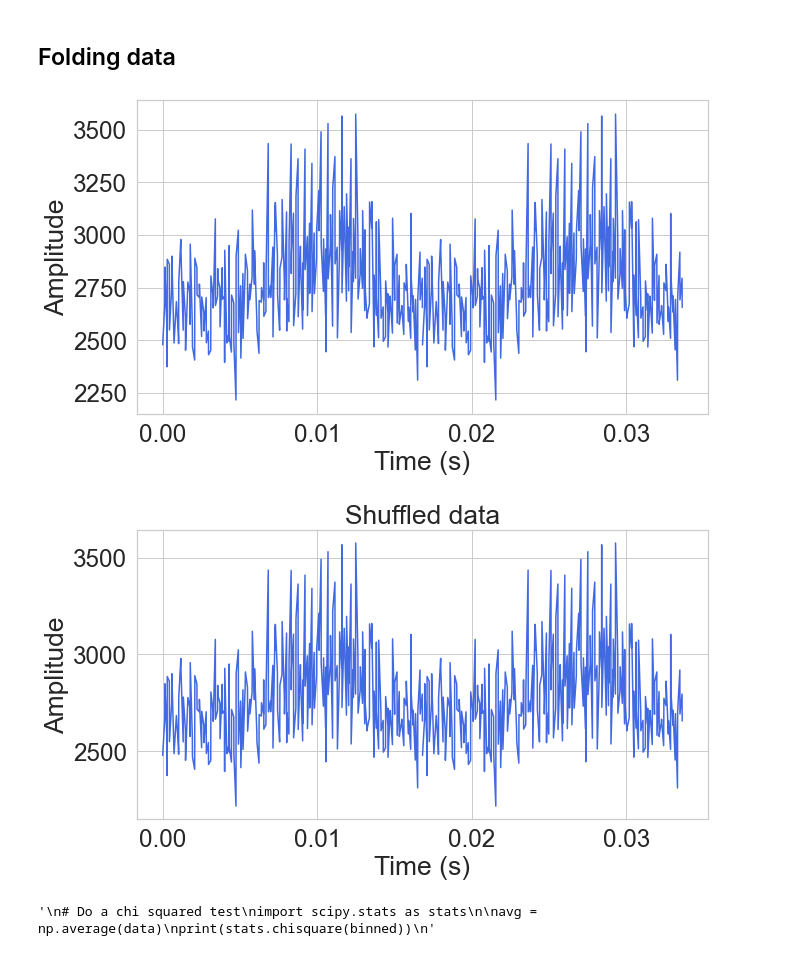
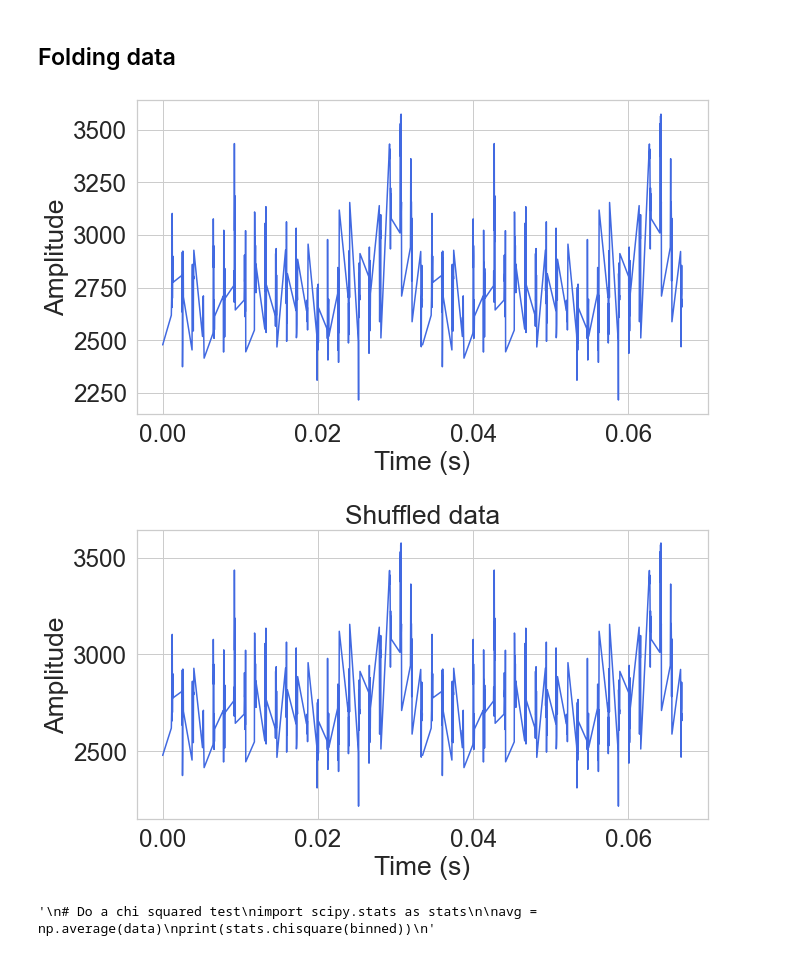
Before and after one commit to Joao-Carlos-S-G-de-A/Pulsar-Fourier-Transform, a Jupyter notebook: Main.ipynb, the cells around one changed output. Drawn from its saved outputs; the diff is of its cells as text; code cells hidden in the pictures.

```diff
--- a/Main.ipynb
+++ b/Main.ipynb
@@ -470,26 +470,26 @@ Sigma for the combined 1st and 2nd peak: 5.652247755691892
 # %%
 # Folding data
 data = np.genfromtxt('pulsar.dat') #import data
 
 def fold_data(foldfreq, time):
     foldperiod = 1/foldfreq
     foldedtime = time % foldperiod
     return foldedtime
 
-testfreq = 59.5
+testfreq = 29.8759
 foldedtime = fold_data(testfreq, time)
 
 # Plot folded data
 plt.figure(figsize=(10, 6))
 sns.lineplot(x=foldedtime, y=data, color='royalblue')
 sns.lineplot(x=foldedtime + 1/testfreq, y=data, color='royalblue')
 #plt.title('Shuffled data')
 plt.xlabel('Time (s)')
 plt.ylabel('Amplitude')
 plt.tight_layout()
 plt.show()
 # %% [output]
-[figure, old version]
+[figure, new version]
 # %%
 datus = data.copy()
 tempo = foldedtime.copy()
@@ -510,7 +510,7 @@ plt.tight_layout()
 
 plt.show()
 # %% [output]
-[figure, old version]
+[figure, new version]
 # %%
 '''
 # Do a chi squared test
```
Also changed, not shown: parts of 5 cells of this notebook, 4 other files.
